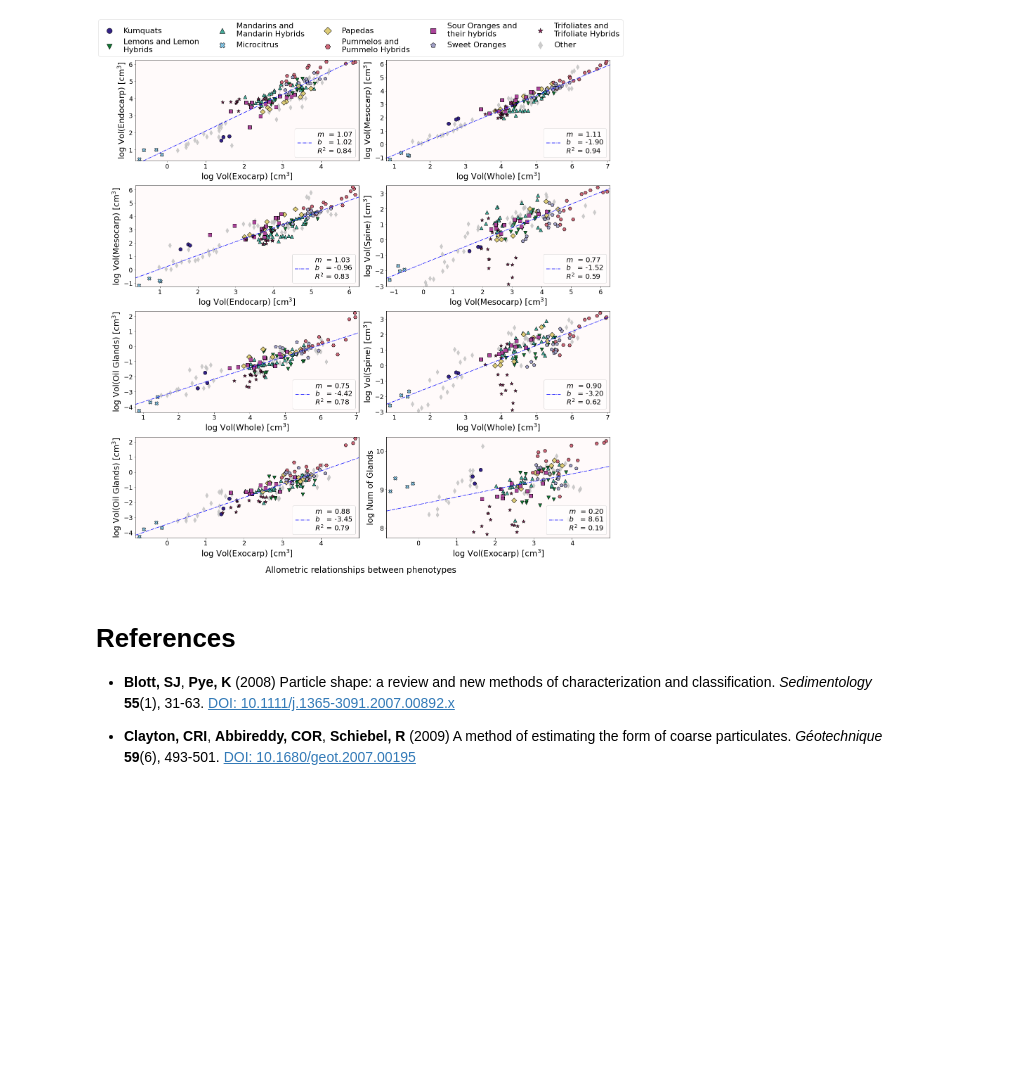
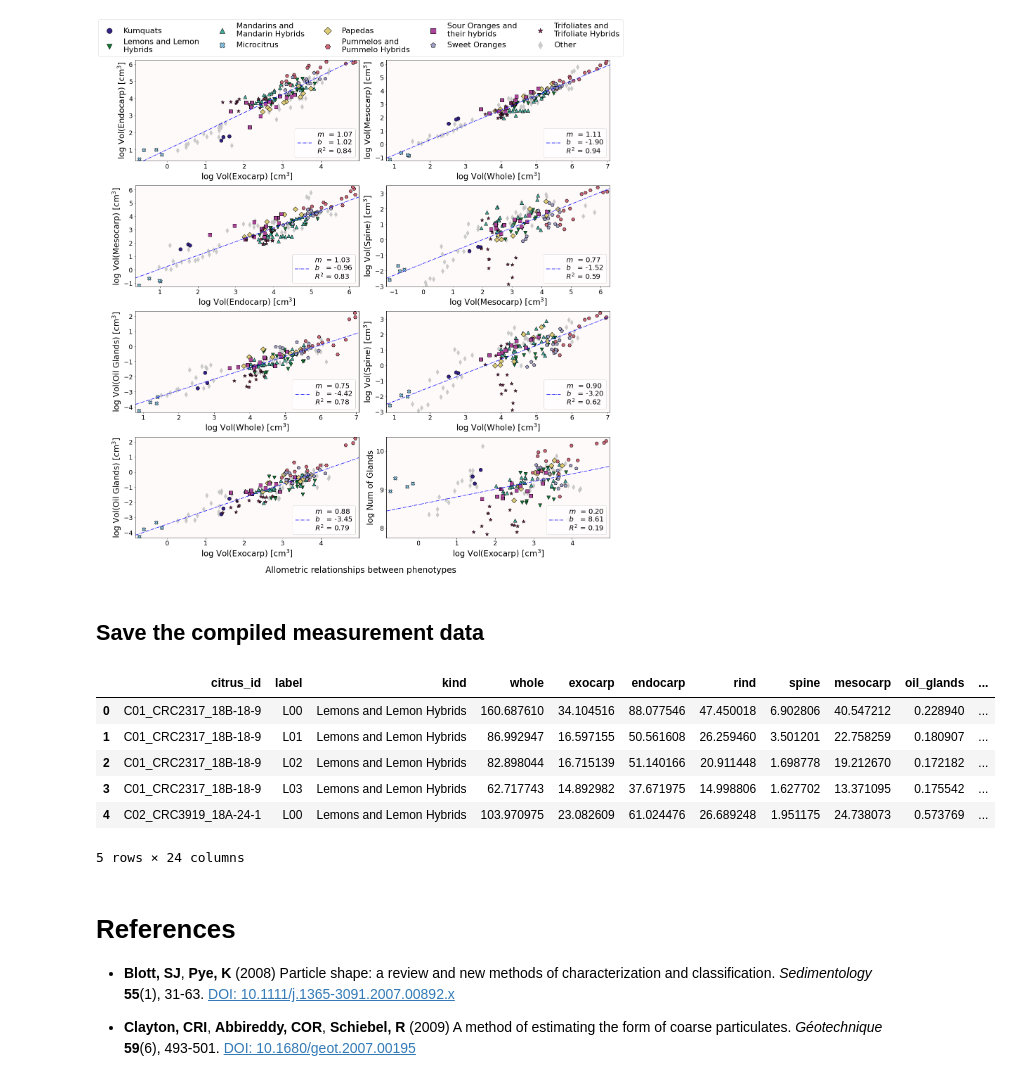
Before and after one commit to amezqui3/vitaminC_morphology, a Jupyter notebook: jupyter/11_allometry_analysis.ipynb, the cells around one changed output. Saved outputs shown, nothing was run; the diff lists cells and outputs as text; code cells hidden in the pictures; blank space fills up the shorter version.

```diff
--- a/jupyter/11_allometry_analysis.ipynb
+++ b/jupyter/11_allometry_analysis.ipynb
@@ -350,6 +365,21 @@ plt.savefig(filename + '.svg', format='svg', transparent=False, facecolor=fig.ge
 # %% [output]
 ../data/allometry/panel_allometry
 [figure]
+# %% [markdown]
+## Save the compiled measurement data
+# %%
+filename = src + 'volumes_and_sphericities.csv'
+df = data[[data.columns[i] for i in [0,1] + [len(collabs)-1] + list(range(2,len(collabs)-1))]]
+df.to_csv(filename, index = False)
+df.head()
+# %% [output]
+|  | citrus_id | label | kind | whole | exocarp | endocarp | rind | spine | mesocarp | oil_glands | ... |
+| 0 | C01_CRC2317_18B-18-9 | L00 | Lemons and Lemon Hybrids | 160.687610 | 34.104516 | 88.077546 | 47.450018 | 6.902806 | 40.547212 | 0.228940 | ... |
+| 1 | C01_CRC2317_18B-18-9 | L01 | Lemons and Lemon Hybrids | 86.992947 | 16.597155 | 50.561608 | 26.259460 | 3.501201 | 22.758259 | 0.180907 | ... |
+| 2 | C01_CRC2317_18B-18-9 | L02 | Lemons and Lemon Hybrids | 82.898044 | 16.715139 | 51.140166 | 20.911448 | 1.698778 | 19.212670 | 0.172182 | ... |
+| 3 | C01_CRC2317_18B-18-9 | L03 | Lemons and Lemon Hybrids | 62.717743 | 14.892982 | 37.671975 | 14.998806 | 1.627702 | 13.371095 | 0.175542 | ... |
+| 4 | C02_CRC3919_18A-24-1 | L00 | Lemons and Lemon Hybrids | 103.970975 | 23.082609 | 61.024476 | 26.689248 | 1.951175 | 24.738073 | 0.573769 | ... |
+5 rows × 24 columns
 # %% [markdown]
 # References
 
```
Also changed, not shown: parts of 9 cells of this notebook, 14 other files.
